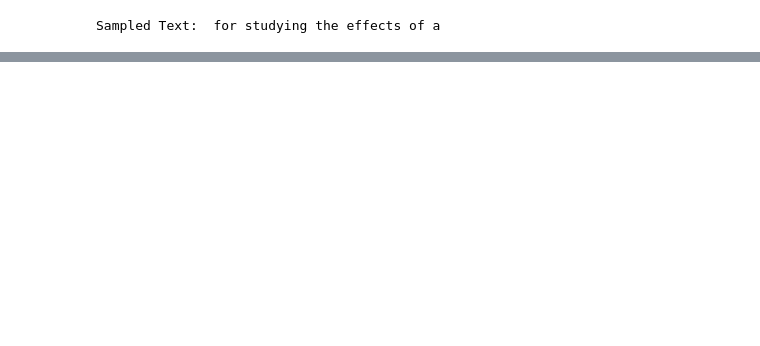
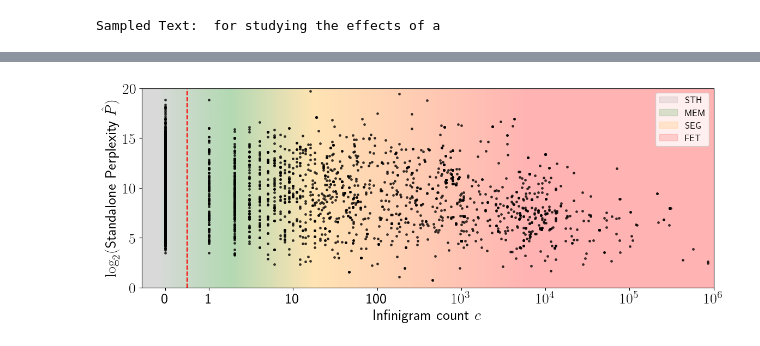
Before and after one commit to Reliable-Information-Lab-HEVS/ACL-2025-Low-perplexity-LLM-generated-sequences, a Jupyter notebook: analysis/analysis.ipynb, the cells around one changed output, grey strips where cells are left out. Saved outputs shown, nothing was run; the diff lists cells and outputs as text; code cells hidden in the pictures; blank space fills up the shorter version.

```diff
--- a/analysis/analysis.ipynb
+++ b/analysis/analysis.ipynb
@@ -619,3 +657,79 @@ dataset_df[dataset_df['text'] == '-in-the-middle']['infinigram_count'].sum()
+# %%
+import matplotlib.pyplot as plt
+import numpy as np
+from matplotlib.colors import LinearSegmentedColormap
+from matplotlib.patches import Patch
+from matplotlib.colors import cnames
+
+# Original boundaries (log scale)
+boundaries_log = np.array([0.1, 0.55, 5.5, 50, 1e6])
+# Map boundaries to linear axis by taking log10
+boundaries_linear = np.log10(boundaries_log)
+
+# Colors and names for regions
+region_colors = [cnames["gray"], cnames["green"], 'orange', 'red']
+region_names = ['STH', 'MEM', 'SEG', 'FET']
+
+# Centers of each region (in linear log space)
+centers_linear = [(boundaries_linear[i] + boundaries_linear[i+1]) / 2 for i in range(len(boundaries_linear) - 1)]
+
+# Normalize centers between 0 and 1 for colormap
+positions = [(c - boundaries_linear[0]) / (boundaries_linear[-1] - boundaries_linear[0]) for c in centers_linear]
+
+# Add 0 and 1 to positions and duplicate first/last colors to match colormap requirements
+positions = [0.0] + positions + [1.0]
+colors = [region_colors[0]] + region_colors + [region_colors[-1]]
+
+# Create colormap with colors centered on regions
+cmap = LinearSegmentedColormap.from_list("centered_gradient", list(zip(positions, colors)))
+
+# Create gradient data (1 x N array)
+n_points = 1000
+x_linear = np.linspace(boundaries_linear[0], boundaries_linear[-1], n_points).reshape(1, -1)
+
+# Generate scatter data: counts uniformly sampled in log space
+np.random.seed(42)
+x_counts = df_main['infinigram_count_adj'].values
+x_scatter = np.log10(x_counts)  # log10 transformed for linear axis
+
+y_data = df_main['standalone_perplexity'].apply(np.log2).values  # log2 transformed for y-axis
+
+# Plot
+fig, ax = plt.subplots(figsize=(12, 5))
+
+# Show gradient background, extent correctly ordered [xmin, xmax, ymin, ymax]
+ax.imshow(x_linear, aspect='auto', cmap=cmap, alpha=0.3,
+          extent=[boundaries_linear[0], boundaries_linear[-1], 0, 20], origin='lower')
+
+# Scatter points on the same x-axis (log10 counts)
+ax.scatter(x_scatter, y_data, s=6, alpha=0.7, color='black')
+
+# Vertical line at log10(0.55)
+ax.axvline(np.log10(0.55), color='r', linestyle='--')
+
+# Axis limits (linear)
+ax.set_xlim(-0.8, boundaries_linear[-1])
+ax.set_ylim(0, 20)
+
+ax.set_xlabel('Infinigram count $c$')
+ax.set_ylabel(r'$\log_2($Standalone Perplexity $\hat{P})$')
+
+# Custom ticks - original counts spaced by log10, but axis is linear
+tick_vals = [0.3, 1, 10, 100, 1000, 10000, 100000, 1e6]
+tick_pos = np.log10(tick_vals)
+tick_labels = ['0' if val < 1 else f'{val:g}' if val < 1000 else f'$10^{{{int(np.log10(val))}}}$' for val in tick_vals]
+
+ax.set_xticks(tick_pos)
+ax.set_xticklabels(tick_labels)
+
+# Legend patches with light transparency
+legend_patches = [Patch(color=c, alpha=0.15, label=l) for c, l in zip(region_colors, region_names)]
+ax.legend(handles=legend_patches, fontsize=12)
+
+plt.tight_layout()
+plt.show()
+# %% [output]
+[figure, added]
 # %%
 import plotly.express as px
 
```
Also changed, not shown: parts of 31 cells of this notebook, 1 other file.
